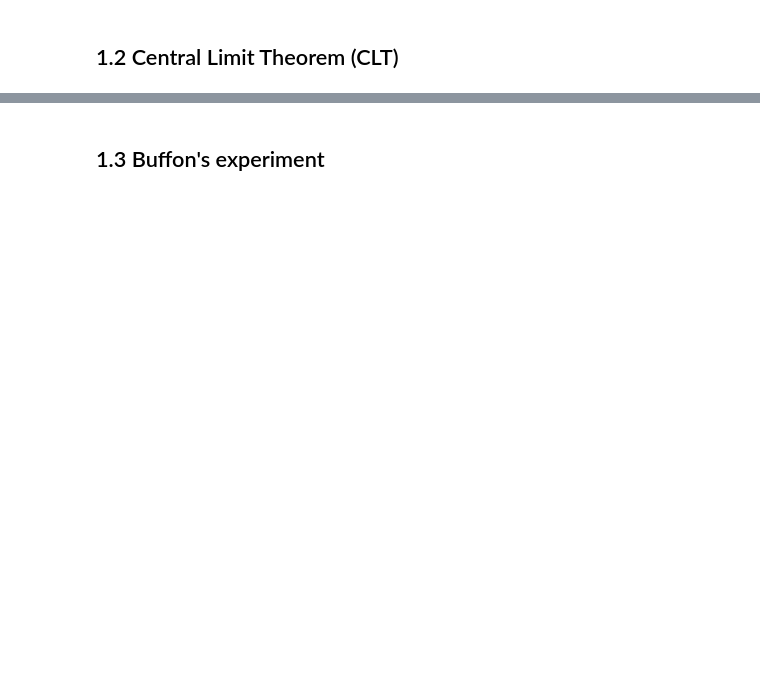
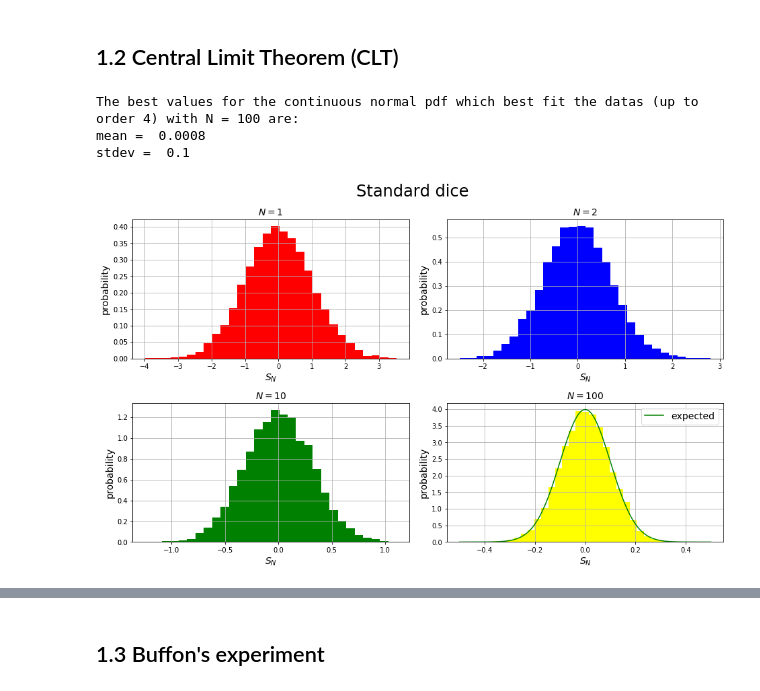
Before and after one commit to simonecodispoti/LSN_Exercises, a Jupyter notebook: excercise_1/Exercise1.ipynb, the cells around one changed output, grey strips where cells are left out. Saved outputs shown, nothing was run; the diff lists cells and outputs as text; code cells hidden in the pictures; blank space fills up the shorter version.

```diff
--- a/excercise_1/Exercise1.ipynb
+++ b/excercise_1/Exercise1.ipynb
@@ -85,2 +79,64 @@ plt.show()
 # %% [markdown]
 ## 1.2 Central Limit Theorem (CLT)
+# %%
+import scipy.stats as stat
+
+file1 = open("Gauss_1.txt")
+Gauss1 = [float(i) for i in file1.read().splitlines()]
+file1.close()
+
+file2 = open("Gauss_2.txt")
+Gauss2 = [float(i) for i in file2.read().splitlines()]
+file2.close()
+
+file3 = open("Gauss_3.txt")
+Gauss3 = [float(i) for i in file3.read().splitlines()]
+file3.close()
+
+file4 = open("Gauss_4.txt")
+Gauss4 = [float(i) for i in file4.read().splitlines()]
+file4.close()
+
+n_bin = 30
+
+TITLE_SIZE = 24
+LABEL_SIZE = 14
+
+fig, ((G1, G2), (G3, G4)) = plt.subplots(2, 2, constrained_layout=True, figsize=(8*0.5*(1+np.sqrt(5)),8))
+fig.suptitle("Standard dice", fontsize=TITLE_SIZE)
+
+G1.hist(Gauss1, n_bin, density=True, facecolor='red')
+G1.set_title("$N = 1$", fontsize=LABEL_SIZE)
+
+G2.hist(Gauss2, n_bin, density=True, facecolor='blue')
+G2.set_title("$N = 2$", fontsize=LABEL_SIZE)
+
+G3.hist(Gauss3, n_bin, density=True, facecolor='green')
+G3.set_title("$N = 10$", fontsize=LABEL_SIZE)
+
+def Gauss(x,mu,sigma):
+    return (1/(np.sqrt(2*np.pi)*sigma))*np.exp(-(x-mu)**2/(2*sigma**2))
+
+(mu, sigma) = stat.norm.fit(Gauss4)     #parametri del fit gaussiano
+print("The best values for the continuous normal pdf which best fit the datas (up to order 4) with N = 100 are:")
+print("mean = ", round(mu,4))
+print("stdev = ", round(sigma,4))
+
+x = np.linspace(-0.5,0.5,10000)
+
+Expected = [Gauss(i,0,1/10) for i in x]       #mi aspetto una gaussiana di centro 0 e varianza pari a 1/rad(100)
+
+G4.hist(Gauss4, n_bin, density=True, facecolor='yellow')
+G4.plot(x, Expected, "green", label='expected')
+G4.set_title("$N = 100$", fontsize=LABEL_SIZE)
+G4.legend(fontsize=LABEL_SIZE)
+
+for i in fig.get_axes():
+    i.set_xlabel("$S_N$", fontsize=LABEL_SIZE)
+    i.set_ylabel("probability", fontsize=LABEL_SIZE)
+    i.grid(True)
+# %% [output]
+The best values for the continuous normal pdf which best fit the datas (up to order 4) with N = 100 are:
+mean =  0.0008
+stdev =  0.1
+[figure, added]
```
Also changed, not shown: parts of 6 cells of this notebook, 26 other files.
